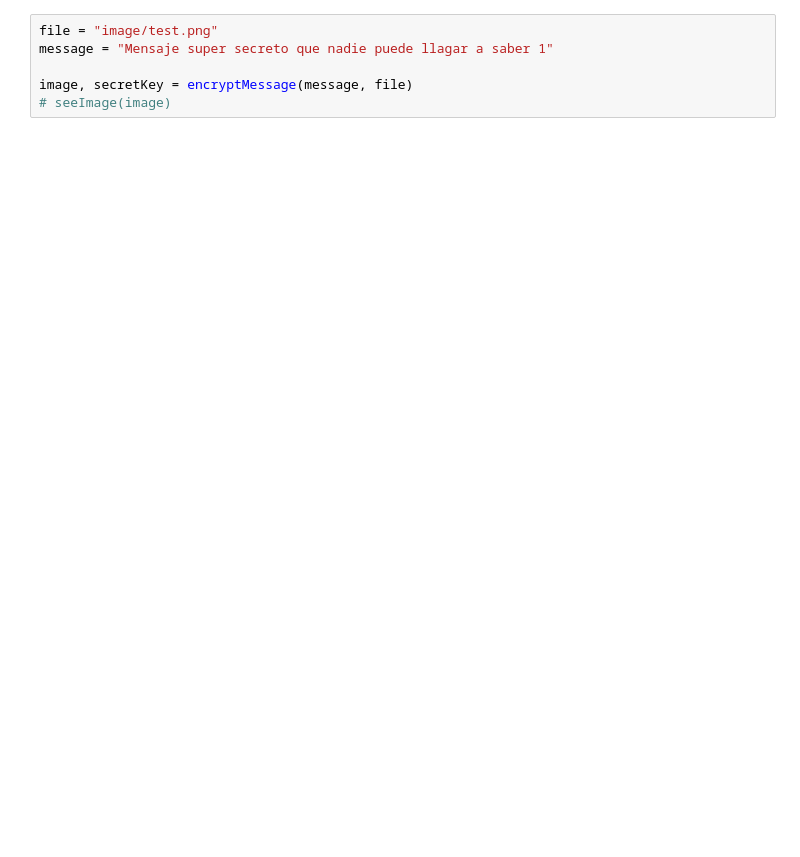
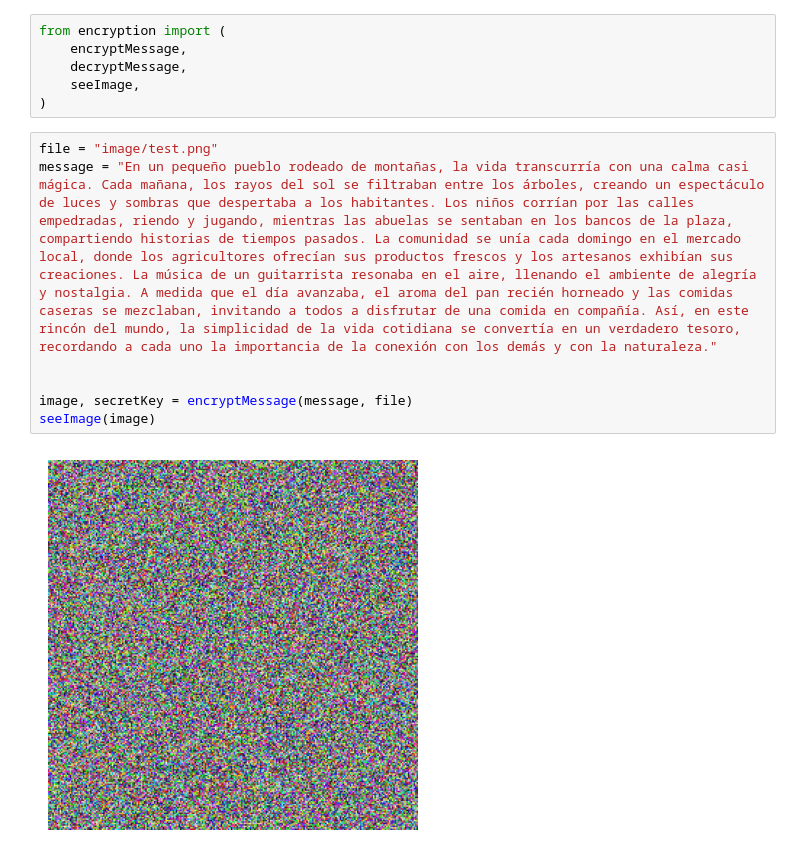
Before and after one commit to haroomg/criptoImage, a Jupyter notebook: testing.ipynb, the cells around one changed output. Drawn from its saved outputs; the diff is of its cells as text; blank space fills up the shorter version.

Commit message:
fix: there was a problen because did not allow the encrypt big strings

```diff
--- a/testing.ipynb
+++ b/testing.ipynb
@@ -131,9 +1,18 @@ def seeImage(image):
-# %%
-file = "image/test.png"
-message = "Mensaje super secreto que nadie puede llagar a saber 1"
-
-image, secretKey = encryptMessage(message, file)
-# seeImage(image)
+# %%
+from encryption import (
+    encryptMessage,
+    decryptMessage,
+    seeImage,
+)
+# %%
+file = "image/test.png"
+message = "En un pequeño pueblo rodeado de montañas, la vida transcurría con una calma casi mágica. Cada mañana, los rayos del sol se filtraban entre los árboles, creando un espectáculo de luces y sombras que despertaba a los habitantes. Los niños corrían por las calles empedradas, riendo y jugando, mientras las abuelas se sentaban en los bancos de la plaza, compartiendo historias de tiempos pasados. La comunidad se unía cada domingo en el mercado local, donde los agricultores ofrecían sus productos frescos y los artesanos exhibían sus creaciones. La música de un guitarrista resonaba en el aire, llenando el ambiente de alegría y nostalgia. A medida que el día avanzaba, el aroma del pan recién horneado y las comidas caseras se mezclaban, invitando a todos a disfrutar de una comida en compañía. Así, en este rincón del mundo, la simplicidad de la vida cotidiana se convertía en un verdadero tesoro, recordando a cada uno la importancia de la conexión con los demás y con la naturaleza."
+
+
+image, secretKey = encryptMessage(message, file)
+seeImage(image)
+# %% [output]
+[figure, added]
 # %%
 message = decryptMessage(file, secretKey)
 print(message)
```
Also changed, not shown: parts of 3 cells of this notebook, 2 other files.
